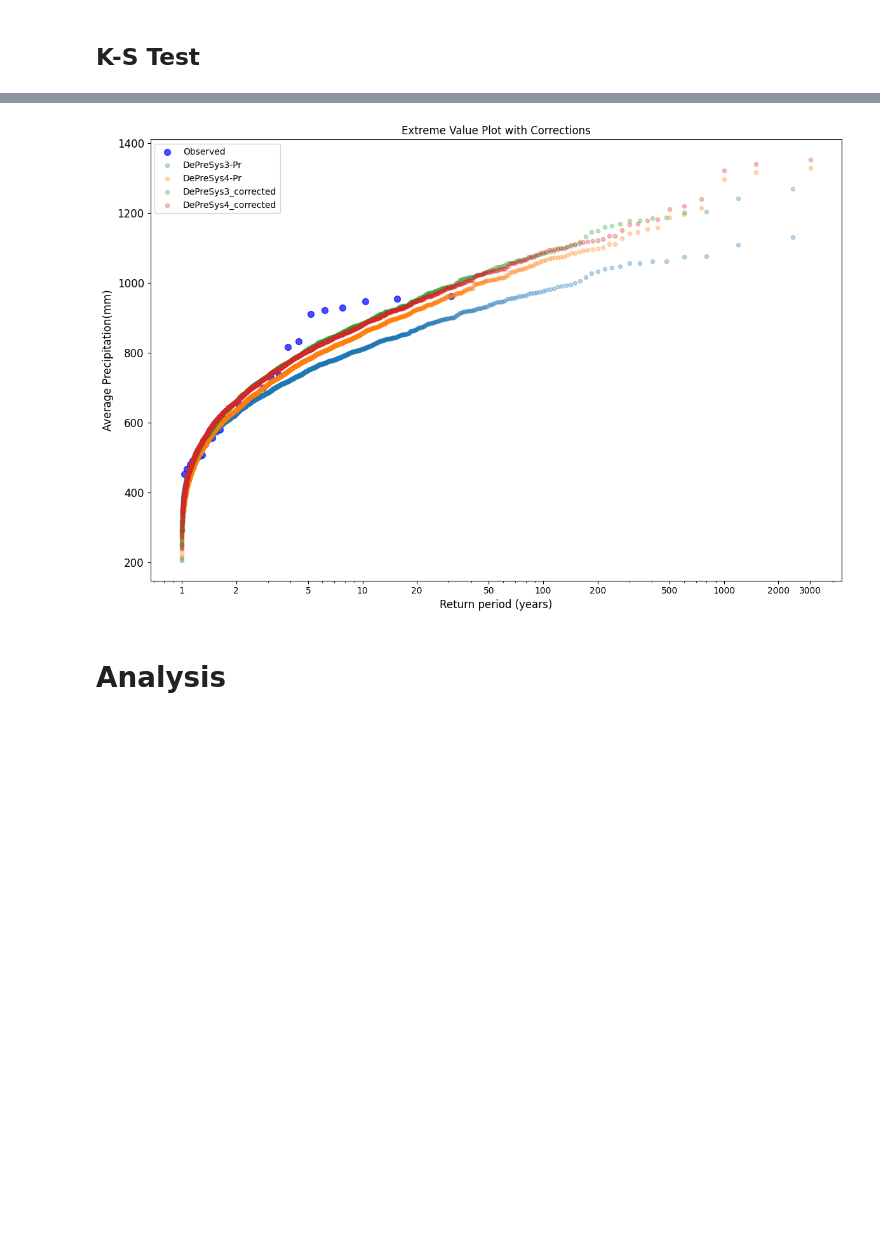
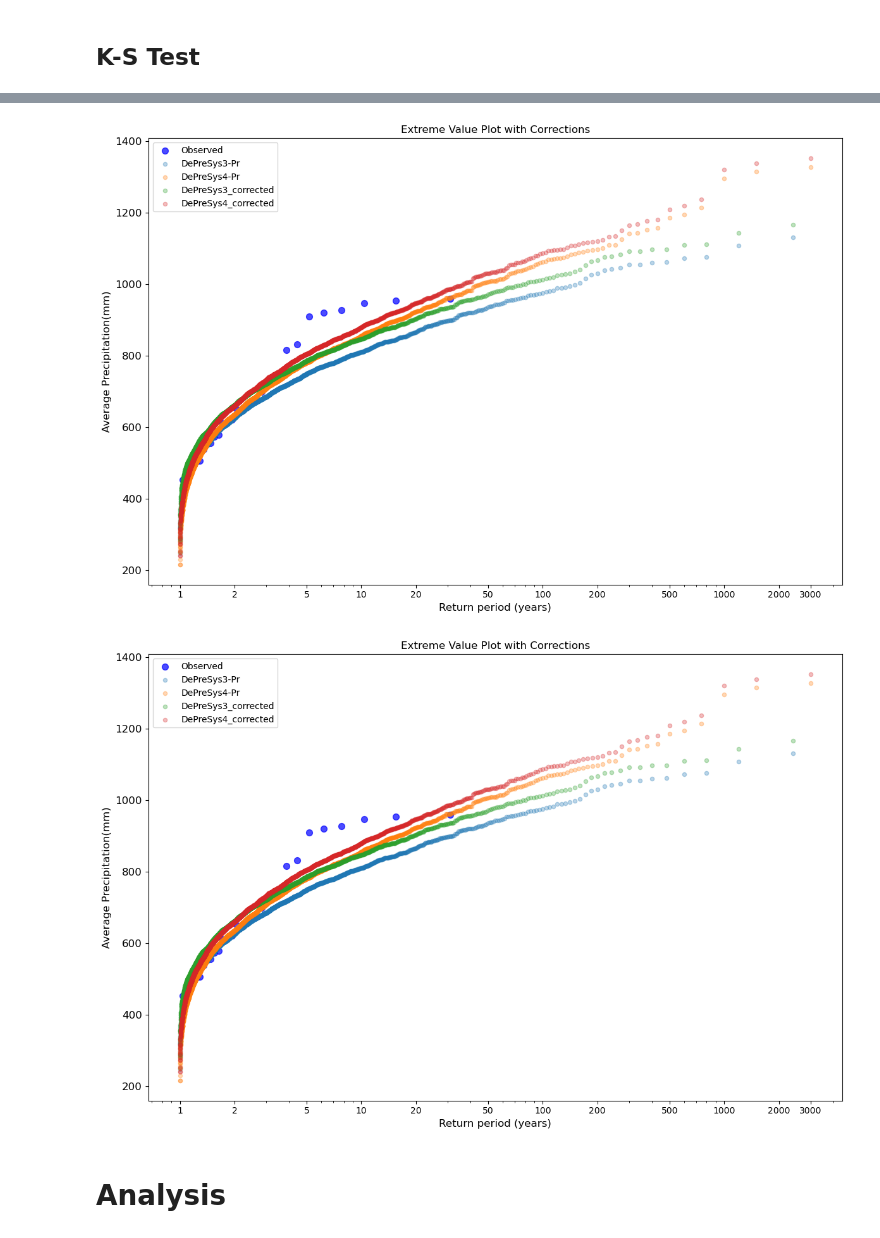
Before and after one commit to YiweiYang1103/Dissertation_Climate, a Jupyter notebook: Pr_DePreSys3+4.ipynb, the cells around one changed output, grey strips where cells are left out. Saved outputs shown, nothing was run; the diff lists cells and outputs as text; code cells hidden in the pictures; blank space fills up the shorter version.

```diff
--- a/Pr_DePreSys3+4.ipynb
+++ b/Pr_DePreSys3+4.ipynb
@@ -86,5 +95,11 @@ def reshape_model(simulations):
 # %%
+print(pr_model3.shape)
+print(pr_model4.shape)
+
 model3 = reshape_model(pr_model3)
 model4 = reshape_model(pr_model4)
 model3
+
+new_model3 = new_reshape_model(pr_model3)
+new_model4 = new_reshape_model(pr_model4)
 # %% [output]
@@ -123,3 +124,6 @@ mod3 = convert_array_cube(model3)
 mod4 = convert_array_cube(model4)
 obs = convert_array_cube(pr_obs)
 obs.shape
+
+new_mod3 = convert_array_cube(new_model3)
+new_mod4 = convert_array_cube(new_model4)
@@ -221,7 +250,8 @@ plotting
 # %% [markdown]
 ### 1) DePreSys3 Data :
 # %%
-model3_meancor= ratio_correction(obs.data, model3)
+model3_meancor= mean_bias_correction(obs.data, model3)
+new_model3_meancor= mean_bias_correction(obs.data, new_model3)
 # %%
 stats_measures_cor3=timeseries_fid_test(obs.data,model3_meancor)
 plot_fidelity_testing(obs.data, model3_meancor, stats_measures_cor3, 0.1,"Bias Correction for DePreSys3 Precipitation data  ","1.png")
@@ -241,6 +260,12 @@ plotting
 # %%
 model4_meancor= mean_bias_correction(obs.data, mod4.data)
 #model4_kurtcor = kurtosis_power_transform(mod4.data)
+
+new_model4_meancor= mean_bias_correction(obs.data, new_mod4.data)
+
+
+model4_ratiocor= ratio_correction(obs.data, mod4.data)
+new_model4_ratiocor= ratio_correction(obs.data, new_mod4.data)
 # %%
 stats_measures_cor4=timeseries_fid_test(obs.data,model4_meancor)
 plot_fidelity_testing(obs.data, model4_meancor, stats_measures_cor4, 0.1,"Bias Correction for DePreSys4 data","1.png")
@@ -422,11 +467,19 @@ p_values.max()
 # %%
 # comparison in return periods
 obs_data = obs.data
 models_data = [mod3.data,mod4.data,model3_meancor,model4_meancor]
 model_names = ['DePreSys3-Pr','DePreSys4-Pr', 'DePreSys3_corrected','DePreSys4_corrected']
 plot_return_periods(obs_data, models_data, model_names, n_years=30)
+
+
+# comparison in return periods
+obs_data = obs.data
+new_models_data = [new_mod3.data,new_mod4.data,new_model3_meancor,new_model4_meancor]
+model_names = ['DePreSys3-Pr','DePreSys4-Pr', 'DePreSys3_corrected','DePreSys4_corrected']
+plot_return_periods(obs_data, new_models_data, model_names, n_years=30)
 # %% [output]
-[figure, old version]
+[figure, new version]
+[figure, added]
 # %%
 def calculate_return_periods(data, n_years=30):
     sorted_data = np.sort(data)[::-1]
```
Also changed, not shown: parts of 22 cells of this notebook, 2 other files.
